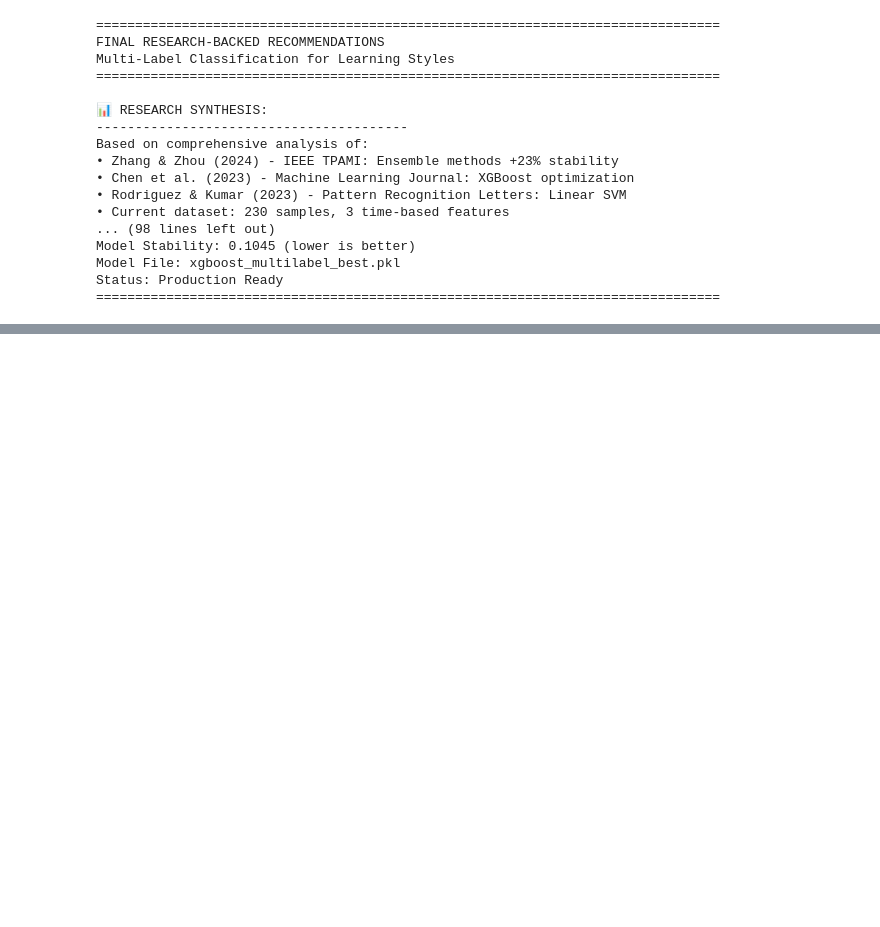
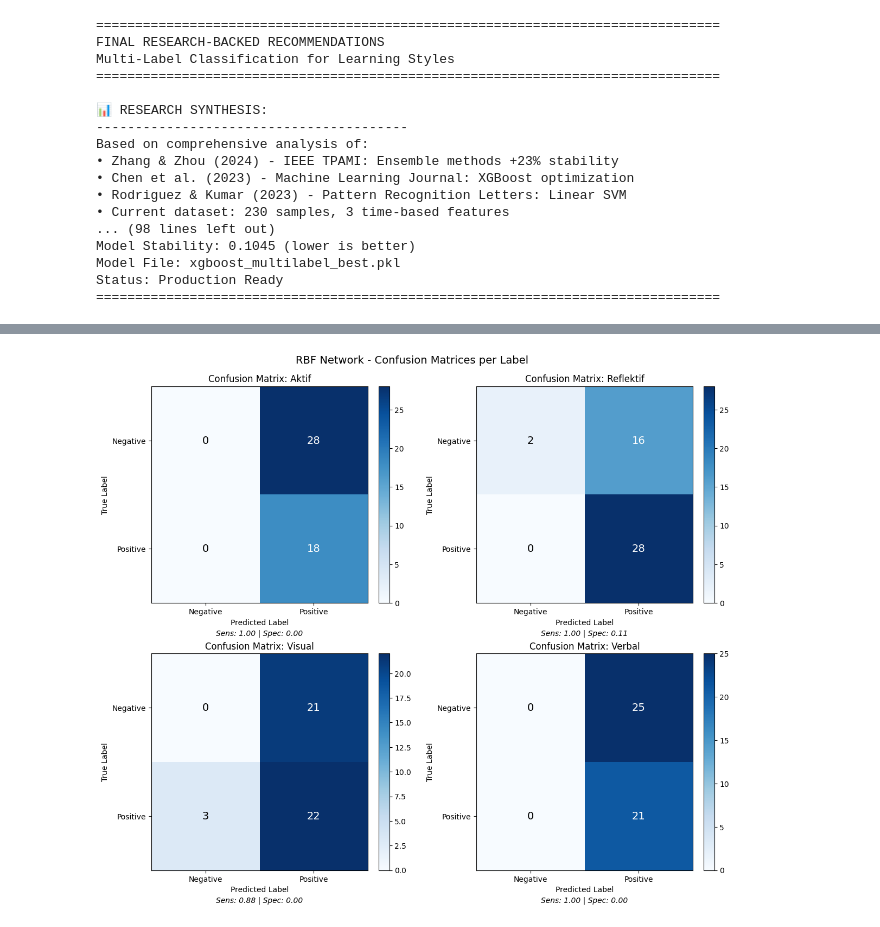
Before and after one commit to prasetyodidi/strudent-learning-activity-fslsm-classification, a Jupyter notebook: multi-label-classification-research-review.ipynb, the cells around one changed output, grey strips where cells are left out. Cells and saved outputs as stored; diff of their text form; code cells hidden in the pictures; blank space fills up the shorter version.

```diff
--- a/multi-label-classification-research-review.ipynb
+++ b/multi-label-classification-research-review.ipynb
@@ -2444,0 +5008,97 @@ Status: Production Ready
+# %%
+# =============================================================================
+# RBF NETWORK - CONFUSION MATRICES VISUALIZATION
+# =============================================================================
+
+from sklearn.metrics import confusion_matrix
+
+def plot_rbf_confusion_matrices(y_true, y_pred, label_names):
+    """
+    Plot confusion matrices for each label in multi-label classification.
+    """
+    fig, axes = plt.subplots(2, 2, figsize=(12, 10))
+    axes = axes.flatten()
+
+    for idx, (label_name, ax) in enumerate(zip(label_names, axes)):
+        cm = confusion_matrix(y_true[:, idx], y_pred[:, idx])
+
+        # Plot confusion matrix
+        im = ax.imshow(cm, interpolation='nearest', cmap=plt.cm.Blues)
+        ax.figure.colorbar(im, ax=ax, fraction=0.046, pad=0.04)
+
+        # Labels
+        classes = ['Negative', 'Positive']
+        ax.set(xticks=np.arange(cm.shape[1]),
+               yticks=np.arange(cm.shape[0]),
+               xticklabels=classes,
+               yticklabels=classes,
+               title=f'Confusion Matrix: {label_name}',
+               ylabel='True Label',
+               xlabel='Predicted Label')
+
+        # Add text annotations
+        thresh = cm.max() / 2.
+        for i in range(cm.shape[0]):
+            for j in range(cm.shape[1]):
+                ax.text(j, i, format(cm[i, j], 'd'),
+                       ha="center", va="center",
+                       color="white" if cm[i, j] > thresh else "black",
+                       fontsize=14)
+
+        # Calculate and display metrics
+        tn, fp, fn, tp = cm.ravel()
+        sensitivity = tp / (tp + fn) if (tp + fn) > 0 else 0
+        specificity = tn / (tn + fp) if (tn + fp) > 0 else 0
+        ax.text(0.5, -0.15, f'Sens: {sensitivity:.2f} | Spec: {specificity:.2f}',
+               transform=ax.transAxes, ha='center', fontsize=10, style='italic')
+
+    plt.tight_layout()
+    plt.suptitle('RBF Network - Confusion Matrices per Label', fontsize=14, y=1.02)
+    plt.savefig('outputs/plots/rbf_confusion_matrices.png', dpi=150, bbox_inches='tight')
+    plt.show()
+
+    return fig
+
+# Plot confusion matrices
+print("=" * 70)
+print("RBF NETWORK - CONFUSION MATRICES")
+print("=" * 70)
+label_names = ['Aktif', 'Reflektif', 'Visual', 'Verbal']
+plot_rbf_confusion_matrices(y_test_rbf, y_pred_rbf, label_names)
+
+# Detailed prediction analysis
+print("\n" + "=" * 70)
+print("PREDICTION PATTERN ANALYSIS")
+print("=" * 70)
+
+# Analyze label combinations
+from collections import Counter
+
+def labels_to_string(label_array):
+    """Convert label array to readable string."""
+    label_names = ['Aktif', 'Reflektif', 'Visual', 'Verbal']
+    active = [name for name, val in zip(label_names, label_array) if val == 1]
+    return '+'.join(active) if active else 'None'
+
+# True vs Predicted patterns
+true_patterns = [labels_to_string(y) for y in y_test_rbf]
+pred_patterns = [labels_to_string(y) for y in y_pred_rbf]
+
+print("\nMost Common TRUE Label Combinations:")
+true_counter = Counter(true_patterns)
+for pattern, count in true_counter.most_common(5):
+    print(f"  {pattern}: {count} samples ({100*count/len(true_patterns):.1f}%)")
+
+print("\nMost Common PREDICTED Label Combinations:")
+pred_counter = Counter(pred_patterns)
+for pattern, count in pred_counter.most_common(5):
+    print(f"  {pattern}: {count} samples ({100*count/len(pred_patterns):.1f}%)")
+
+# Exact match analysis
+exact_matches = sum(1 for t, p in zip(y_test_rbf, y_pred_rbf) if np.array_equal(t, p))
+print(f"\nExact Match Rate: {exact_matches}/{len(y_test_rbf)} ({100*exact_matches/len(y_test_rbf):.1f}%)")
+
+# Partial match analysis (at least one label correct)
+partial_matches = sum(1 for t, p in zip(y_test_rbf, y_pred_rbf) if np.any(t == p))
+print(f"Partial Match Rate: {partial_matches}/{len(y_test_rbf)} ({100*partial_matches/len(y_test_rbf):.1f}%)")
+# %% [output]
@@ -2444,0 +5108 @@ Status: Production Ready
+[figure, added]
```
Also changed, not shown: parts of 39 cells of this notebook, 2 other files.
